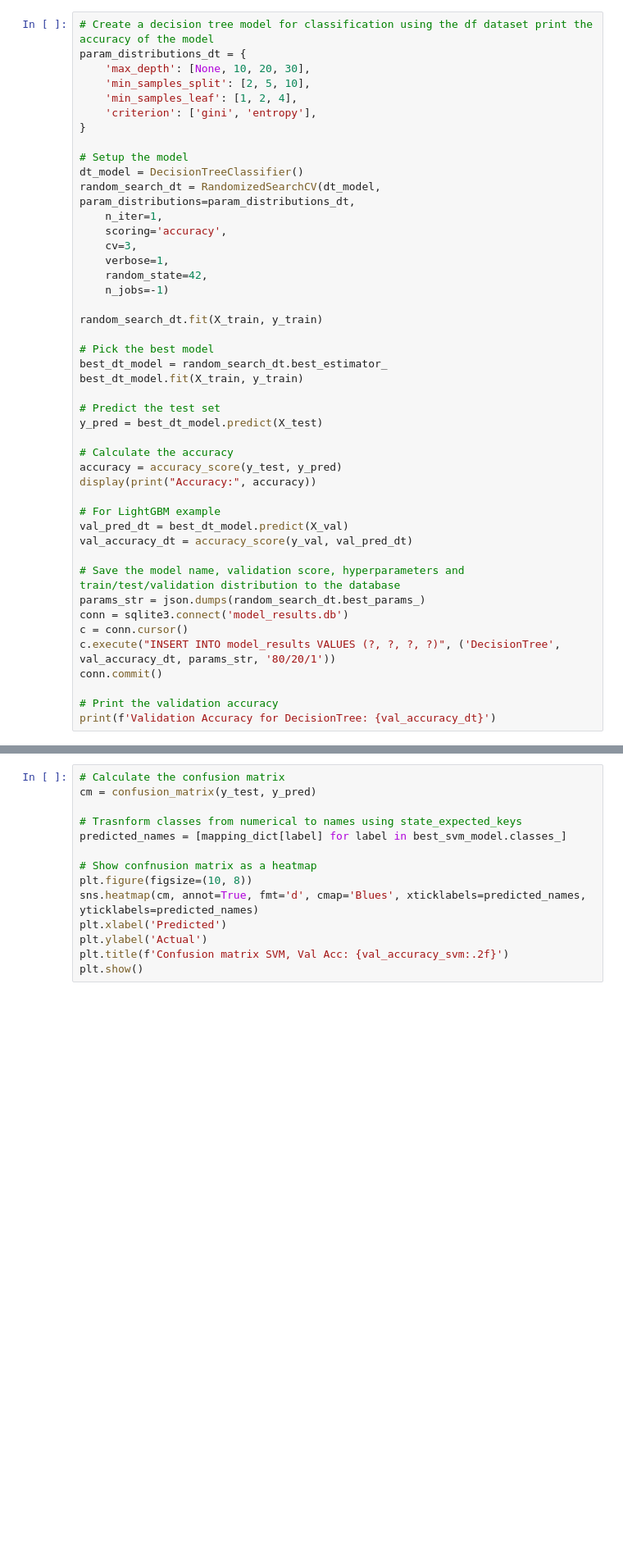
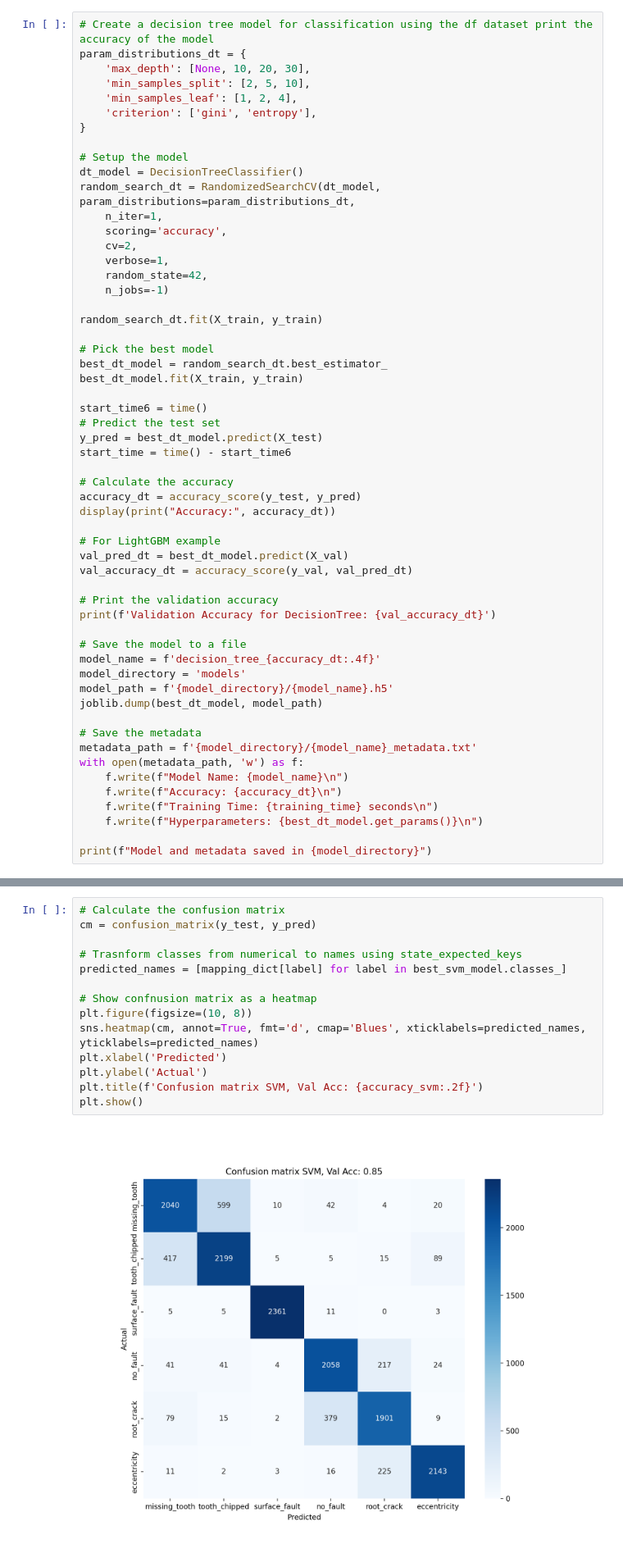
Before and after one commit to robertmunkaci/DataAnalysis, a Jupyter notebook: main.ipynb, the cells around one changed output, grey strips where cells are left out. Shown at 82% size. Saved outputs shown, nothing was run; the diff lists cells and outputs as text; blank space fills up the shorter version.

```diff
--- a/main.ipynb
+++ b/main.ipynb
@@ -761,7 +1057,7 @@ dt_model = DecisionTreeClassifier()
 random_search_dt = RandomizedSearchCV(dt_model, param_distributions=param_distributions_dt,
     n_iter=1,
     scoring='accuracy',
-    cv=3,
+    cv=2,
     verbose=1,
     random_state=42,
     n_jobs=-1)
@@ -772,23 +1068,34 @@ random_search_dt.fit(X_train, y_train)
 best_dt_model = random_search_dt.best_estimator_
 best_dt_model.fit(X_train, y_train)
 
+start_time6 = time()
 # Predict the test set
 y_pred = best_dt_model.predict(X_test)
+start_time = time() - start_time6
 
 # Calculate the accuracy
-accuracy = accuracy_score(y_test, y_pred)
-display(print("Accuracy:", accuracy))
+accuracy_dt = accuracy_score(y_test, y_pred)
+display(print("Accuracy:", accuracy_dt))
 
 # For LightGBM example
 val_pred_dt = best_dt_model.predict(X_val)
 val_accuracy_dt = accuracy_score(y_val, val_pred_dt)
 
-# Save the model name, validation score, hyperparameters and train/test/validation distribution to the database
-params_str = json.dumps(random_search_dt.best_params_)
-conn = sqlite3.connect('model_results.db')
-c = conn.cursor()
-c.execute("INSERT INTO model_results VALUES (?, ?, ?, ?)", ('DecisionTree', val_accuracy_dt, params_str, '80/20/1'))
-conn.commit()
-
 # Print the validation accuracy
 print(f'Validation Accuracy for DecisionTree: {val_accuracy_dt}')
+
+# Save the model to a file
+model_name = f'decision_tree_{accuracy_dt:.4f}'
+model_directory = 'models'
+model_path = f'{model_directory}/{model_name}.h5'
+joblib.dump(best_dt_model, model_path)
+
+# Save the metadata
+metadata_path = f'{model_directory}/{model_name}_metadata.txt'
+with open(metadata_path, 'w') as f:
+    f.write(f"Model Name: {model_name}\n")
+    f.write(f"Accuracy: {accuracy_dt}\n")
+    f.write(f"Training Time: {training_time} seconds\n")
+    f.write(f"Hyperparameters: {best_dt_model.get_params()}\n")
+
+print(f"Model and metadata saved in {model_directory}")
@@ -890,15 +1223,17 @@ print(f'Validation Accuracy for SVM: {val_accuracy_svm}')
 # %%
 # Calculate the confusion matrix
 cm = confusion_matrix(y_test, y_pred)
 
 # Trasnform classes from numerical to names using state_expected_keys
 predicted_names = [mapping_dict[label] for label in best_svm_model.classes_]
 
 # Show confnusion matrix as a heatmap
 plt.figure(figsize=(10, 8))
 sns.heatmap(cm, annot=True, fmt='d', cmap='Blues', xticklabels=predicted_names, yticklabels=predicted_names)
 plt.xlabel('Predicted')
 plt.ylabel('Actual')
-plt.title(f'Confusion matrix SVM, Val Acc: {val_accuracy_svm:.2f}')
+plt.title(f'Confusion matrix SVM, Val Acc: {accuracy_svm:.2f}')
 plt.show()
+# %% [output]
+[figure, added]
 # %%
```
Also changed, not shown: parts of 40 cells of this notebook.
